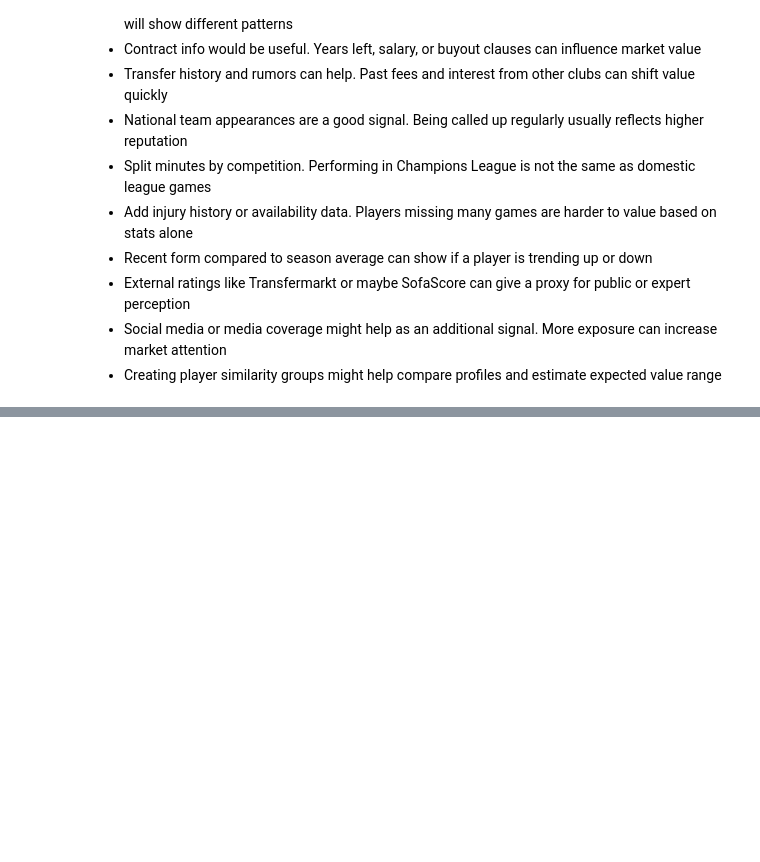
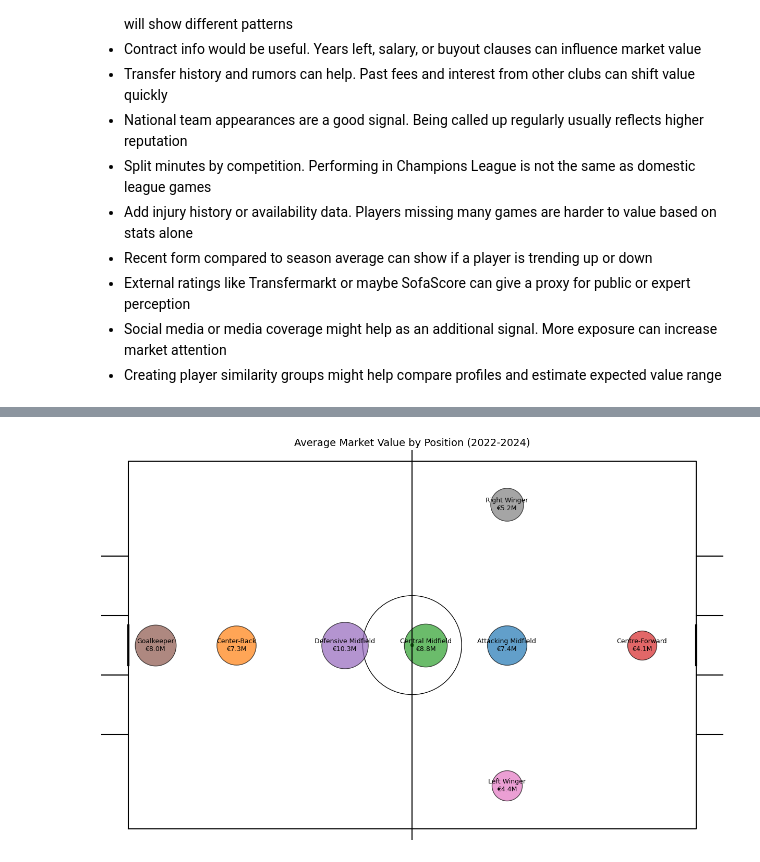
Before and after one commit to markuskuehnle/football-talent-value-forecast, a Jupyter notebook: notebooks/02_data_exploration.ipynb, the cells around one changed output, grey strips where cells are left out. Drawn from its saved outputs; the diff is of its cells as text; code cells hidden in the pictures; blank space fills up the shorter version.

```diff
--- a/notebooks/02_data_exploration.ipynb
+++ b/notebooks/02_data_exploration.ipynb
@@ -308,0 +535,85 @@ NOTE
+# %%
+position_coordinates = {
+    'Goalkeeper': (5, 34),
+    'Right-Back': (20, 60),
+    'Left-Back': (20, 8),
+    'Center-Back': (20, 34),
+    'Defensive Midfield': (40, 34),
+    'Central Midfield': (55, 34),
+    'Right Midfield': (55, 60),
+    'Left Midfield': (55, 8),
+    'Attacking Midfield': (70, 34),
+    'Right Winger': (70, 60),
+    'Left Winger': (70, 8),
+    'Second Striker': (80, 34),
+    'Centre-Forward': (95, 34),
+}
+
+def simplify_position(pos):
+    pos = pos.lower()
+    if 'goalkeeper' in pos: return 'Goalkeeper'
+    elif 'left back' in pos: return 'Left-Back'
+    elif 'right back' in pos: return 'Right-Back'
+    elif 'back' in pos or 'cb' in pos: return 'Center-Back'
+    elif 'defensive' in pos: return 'Defensive Midfield'
+    elif 'central' in pos and 'midfield' in pos: return 'Central Midfield'
+    elif 'attacking' in pos: return 'Attacking Midfield'
+    elif 'winger' in pos and 'left' in pos: return 'Left Winger'
+    elif 'winger' in pos and 'right' in pos: return 'Right Winger'
+    elif 'striker' in pos or 'forward' in pos: return 'Centre-Forward'
+    return 'Unknown'
+
+def draw_pitch(ax=None):
+    if ax is None:
+        ax = plt.gca()
+
+    # Pitch outline & center line
+    ax.plot([0, 105, 105, 0, 0], [0, 0, 68, 68, 0], color='black')
+    ax.axvline(105 / 2, color='black')
+
+    # Center circle and spot
+    center_circle = plt.Circle((105 / 2, 68 / 2), 9.15, color='black', fill=False)
+    center_spot = plt.Circle((105 / 2, 68 / 2), 0.3, color='black')
+    ax.add_patch(center_circle)
+    ax.add_patch(center_spot)
+
+    # Penalty areas, 6-yard boxes, goals, and penalty spots
+    for x in [0, 105]:
+        sign = 1 if x == 0 else -1
+        # Penalty area
+        ax.plot([x, x - sign*16.5], [68/2 + 16.5, 68/2 + 16.5], color='black')
+        ax.plot([x, x - sign*16.5], [68/2 - 16.5, 68/2 - 16.5], color='black')
+        ax.plot([x - sign*16.5, x - sign*16.5], [68/2 - 16.5, 68/2 + 16.5], color='black')
+        # Goal area
+        ax.plot([x, x - sign*5.5], [68/2 + 5.5, 68/2 + 5.5], color='black')
+        ax.plot([x, x - sign*5.5], [68/2 - 5.5, 68/2 - 5.5], color='black')
+        ax.plot([x - sign*5.5, x - sign*5.5], [68/2 - 5.5, 68/2 + 5.5], color='black')
+        # Penalty spot
+        ax.add_patch(plt.Circle((x - sign*11, 68/2), 0.3, color='black'))
+        # Goal posts
+        ax.plot([x, x], [68/2 - 3.66, 68/2 + 3.66], color='black', linewidth=3)
+
+    ax.set_xlim(-5, 110)
+    ax.set_ylim(-2, 70)
+    ax.set_aspect('equal')
+    ax.axis('off')
+
+# aggregate positions
+df_clean['SimplifiedPosition'] = df_clean['Position'].apply(simplify_position)
+df_clean = df_clean[df_clean['SimplifiedPosition'].isin(position_coordinates.keys())]
+avg_market_values = df_clean.groupby('SimplifiedPosition')['MarketValueEuro'].mean().to_dict()
+
+fig, ax = plt.subplots(figsize=(14, 8))
+draw_pitch(ax)
+
+for pos, avg_value in avg_market_values.items():
+    x, y = position_coordinates[pos]
+    size = avg_value / 1_000_000 * 400
+    ax.scatter(x, y, s=size, alpha=0.7, edgecolor='black', linewidth=1)
+    ax.text(x, y, f"{pos}\n€{avg_value/1_000_000:.1f}M", fontsize=9, ha='center', va='center')
+
+plt.title("Average Market Value by Position (2022-2024)", fontsize=14)
+plt.tight_layout()
+plt.show()
+# %% [output]
+[figure, added]
```
Also changed, not shown: parts of 40 cells of this notebook, 2 other files.
